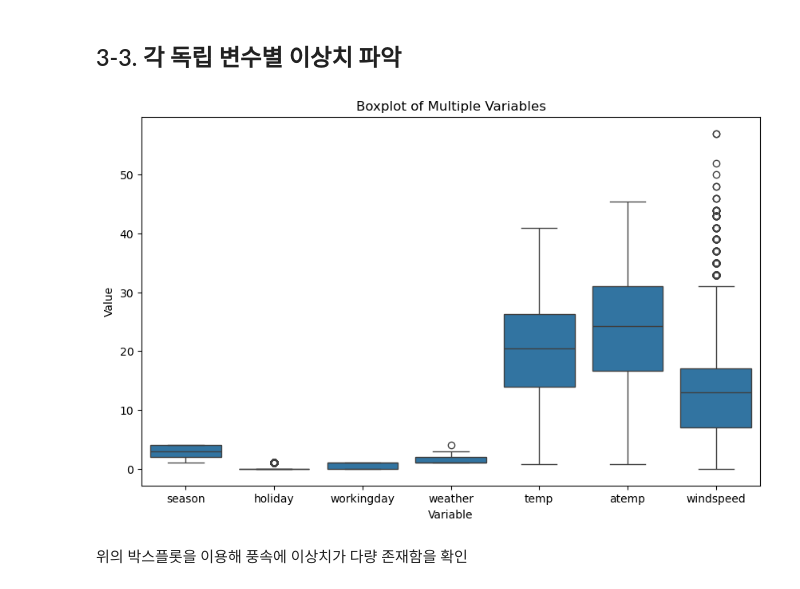
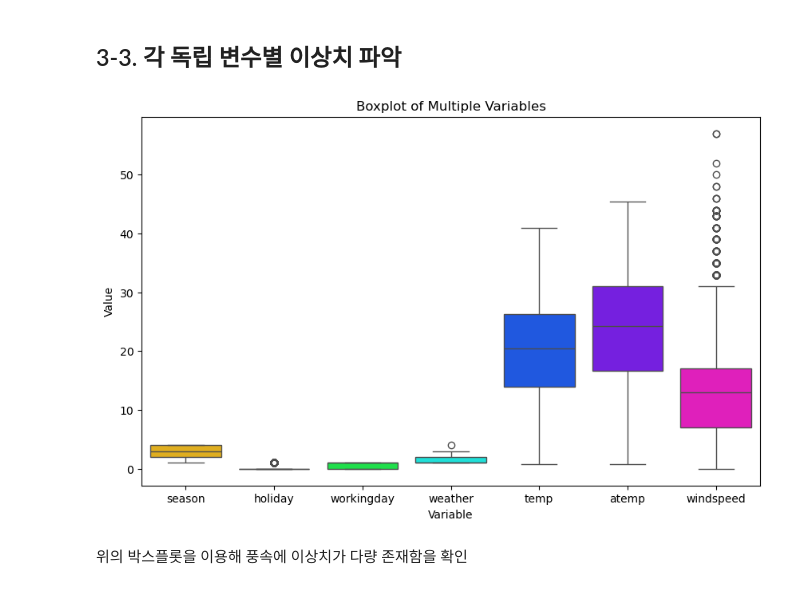
Before and after one commit to bhjin97/hipython_rep, a Jupyter notebook: 자전거 대여량 예측/회귀예측모델.ipynb, the cells around one changed output. Cells and saved outputs as stored; diff of their text form; code cells hidden in the pictures.

```diff
--- a/자전거 대여량 예측/회귀예측모델.ipynb
+++ b/자전거 대여량 예측/회귀예측모델.ipynb
@@ -153,13 +153,13 @@ count는 오른쪽으로 기울어지는 분포를 보임
 # %%
 cols = ['season', 'holiday', 'workingday', 'weather', 'temp', 'atemp', 'windspeed']
 df_melted = tr_df[cols].melt(var_name='Variable', value_name='Value')
 
 plt.figure(figsize=(10, 6))
-sns.boxplot(x='Variable', y='Value', data=df_melted)
+sns.boxplot(x='Variable', y='Value', data=df_melted, palette='hsv')
 plt.title('Boxplot of Multiple Variables')
 plt.show()
 # %% [output]
-[figure, old version]
+[figure, new version]
 # %% [markdown]
 위의 박스플롯을 이용해 풍속에 이상치가 다량 존재함을 확인
 # %%
```
Also changed, not shown: parts of 2 cells of this notebook.
